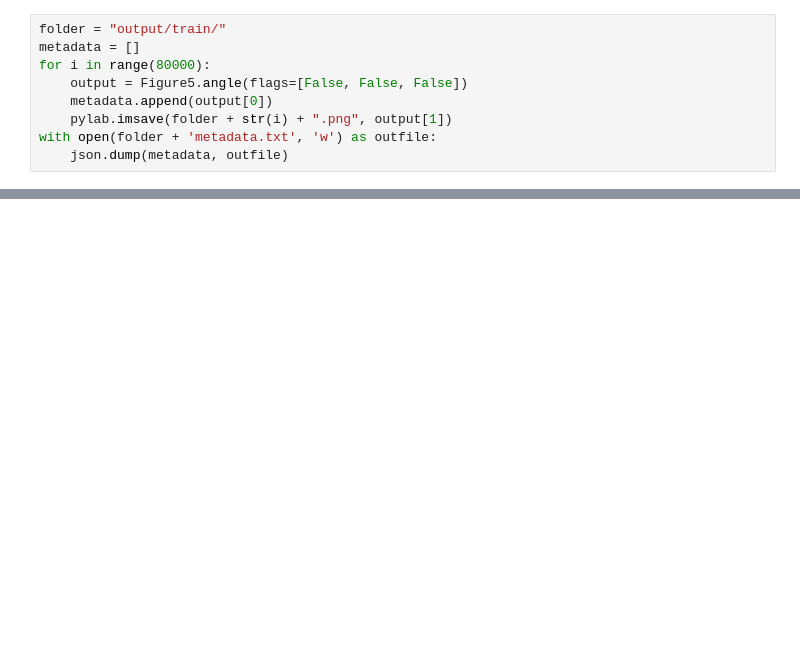
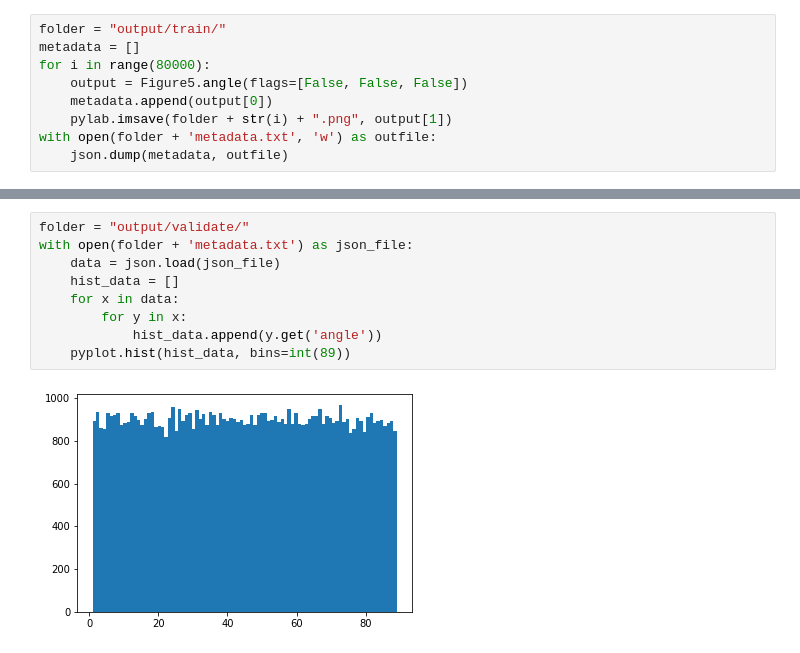
Before and after one commit to LE-V-EL/generators, a Jupyter notebook: stimuli_output.ipynb, the cells around one changed output, grey strips where cells are left out. Saved outputs shown, nothing was run; the diff lists cells and outputs as text; blank space fills up the shorter version.

```diff
--- a/stimuli_output.ipynb
+++ b/stimuli_output.ipynb
@@ -35,0 +85,11 @@ with open(folder + 'metadata.txt') as json_file:
+# %%
+folder = "output/validate/"
+with open(folder + 'metadata.txt') as json_file:
+    data = json.load(json_file)
+    hist_data = []
+    for x in data:
+        for y in x:
+            hist_data.append(y.get('angle'))
+    pyplot.hist(hist_data, bins=int(89))
+# %% [output]
+[figure, added]
```
Also changed, not shown: parts of 14 cells of this notebook, 1 other file.
